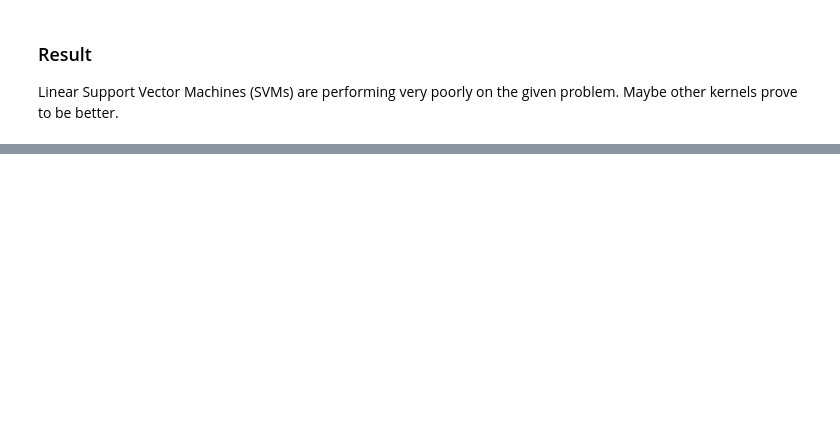
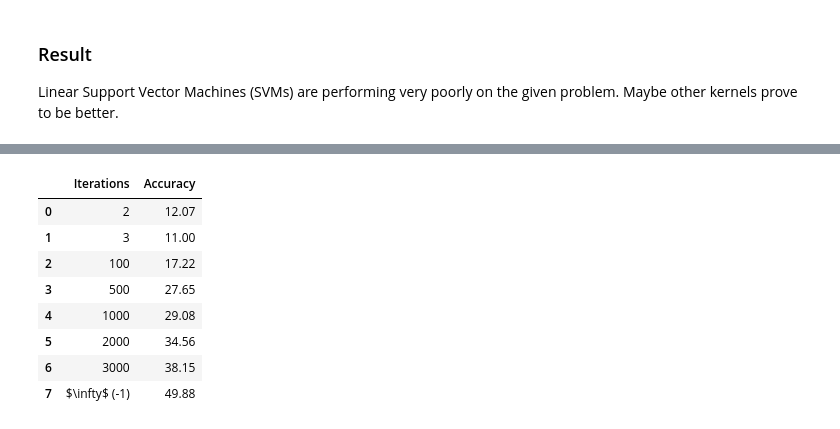
Before and after one commit to devyhia/cifar-10, a Jupyter notebook: Support Vector Machine.ipynb, the cells around one changed output, grey strips where cells are left out. Saved outputs shown, nothing was run; the diff lists cells and outputs as text; code cells hidden in the pictures; blank space fills up the shorter version.

```diff
--- a/Support Vector Machine.ipynb
+++ b/Support Vector Machine.ipynb
@@ -141,0 +204,22 @@ Linear Support Vector Machines (SVMs) are performing very poorly on the given pr
+# %%
+res_poly = pd.DataFrame([
+        ['2', 12.07],
+        ['3', 11.00],
+        ['100', 17.22 ],
+        ['500', 27.65 ],
+        ['1000', 29.08 ],
+        ['2000', 34.56 ],
+        ['3000', 38.15 ],
+        ['$\infty$ (-1)', 49.88 ]
+    ], columns=['Iterations', 'Accuracy'])
+res_poly
+# %% [output]
+|  | Iterations | Accuracy |
+| 0 | 2 | 12.07 |
+| 1 | 3 | 11.00 |
+| 2 | 100 | 17.22 |
+| 3 | 500 | 27.65 |
+| 4 | 1000 | 29.08 |
+| 5 | 2000 | 34.56 |
+| 6 | 3000 | 38.15 |
+| 7 | $\infty$ (-1) | 49.88 |
```
Also changed, not shown: parts of 13 cells of this notebook, 3 other files.
